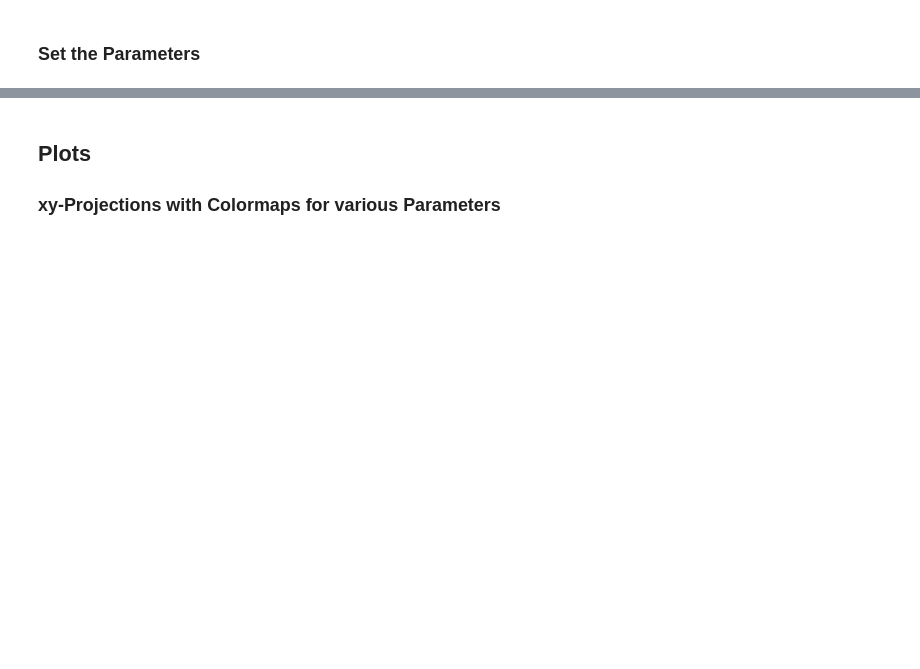
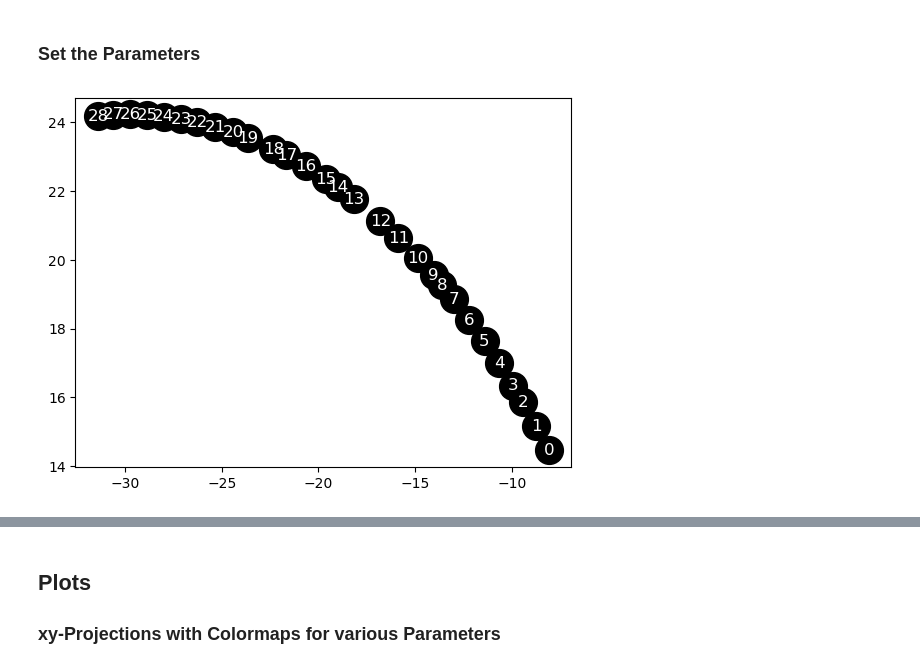
Before and after one commit to fairtrkx/pandaml, a Jupyter notebook: visualization/notebooks/plotSim.ipynb, the cells around one changed output, grey strips where cells are left out. Saved outputs shown, nothing was run; the diff lists cells and outputs as text; code cells hidden in the pictures; blank space fills up the shorter version.

```diff
--- a/visualization/notebooks/plotSim.ipynb
+++ b/visualization/notebooks/plotSim.ipynb
@@ -360,6 +360,28 @@ for track in isSttTrackPrimary:
 		nPrimaryTracks = nPrimaryTracks + 1
 	else:
 		nSecondaryTracks = nSecondaryTracks + 1
+# %%
+test = np.where(stt_trackIDs == 10)[0]
+test_t = np.zeros(len(test))
+test_x = np.zeros(len(test))
+test_y = np.zeros(len(test))
+j=0
+for i in test:
+	test_t[j] = stt_t[i]
+	test_x[j] = stt_x[i]
+	test_y[j] = stt_y[i]
+	j+=1
+# %%
+fig, ax = plt.subplots()
+order = 0
+colors = sns.color_palette("crest", len(test))
+
+for i in test:
+    ax.plot(stt_x[i], stt_y[i], marker='o', markersize=20, color="black")
+    ax.text(test_x[order], test_y[order], str(order), ha='center', va='center', fontsize=12, color='white')
+    order += 1
+# %% [output]
+[figure, added]
 # %%
 maxReactionDepth = 2
 
```
Also changed, not shown: parts of 5 cells of this notebook, 5 other files.
